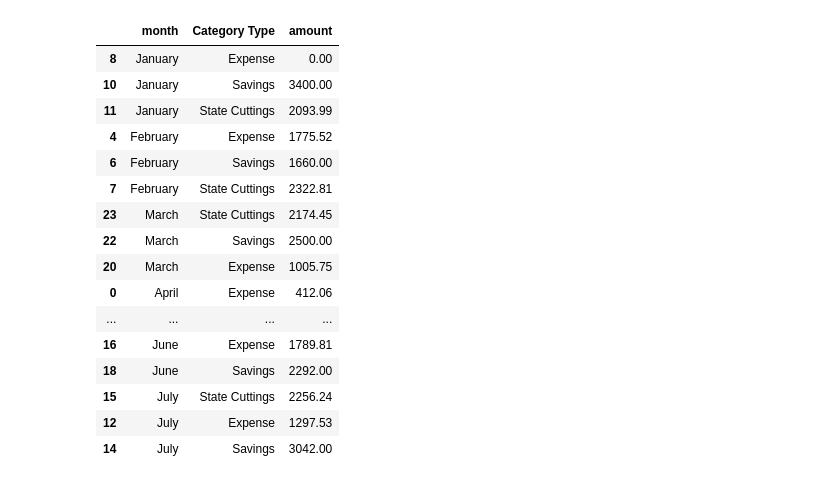
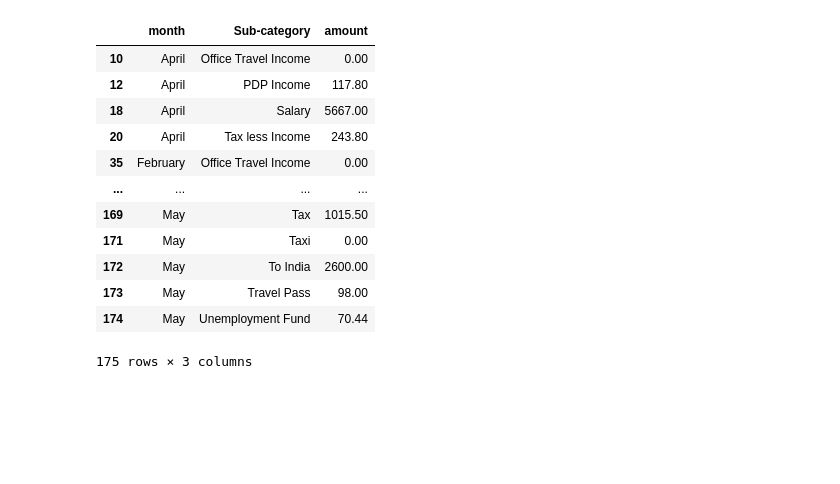
Before and after one commit to anilkumarKanasani/Monthly_finance_tracking_dashboard, a Jupyter notebook: data_processing.ipynb, the cells around one changed output. Saved outputs shown, nothing was run; the diff lists cells and outputs as text; code cells hidden in the pictures; blank space fills up the shorter version.

```diff
--- a/data_processing.ipynb
+++ b/data_processing.ipynb
@@ -118,0 +45,19 @@ df_KPIs
+# %%
+import pandas as pd
+
+considered_months = ["01_Jan.csv", "02_Feb.csv", "03_March.csv", "04_April.csv", "05_May.csv", "06_June.csv", "07_July.csv"]
+
+
+
+for location in considered_months:
+    refactor_monthly_data_frame(location)
+
+df = pd.DataFrame()
+for location in considered_months:
+    df_temp = pd.read_csv('processed_data/2023/' + location, sep=';')
+    df = pd.concat([df, df_temp], ignore_index=True)
+
+df["effective_amount"] = df["Credit"] - df["Debit"]
+df["Balance_Amount"] = df["effective_amount"].cumsum()
+
+df.tail(50)
@@ -119,32 +135,28 @@ df_KPIs
 # %%
-monthly_expenses = pd.pivot_table(df, index=['month','Category Type'], values=['Debit'], aggfunc=np.sum).reset_index()
-monthly_expenses = monthly_expenses[monthly_expenses['Category Type'].isin(['Expense', 'State Cuttings', 'Savings'])]
-monthly_expenses.columns = ['month','Category Type', 'amount']
-
-monthly_income = pd.pivot_table(df, index=['month','Category Type'], values=['Credit'], aggfunc=np.sum).reset_index()
-monthly_income = monthly_income[monthly_income['Category Type'].isin(['Income'])]
-monthly_income.columns = ['month','Category Type', 'amount']
+Income_sources = ['Salary', 'Tax less Income', 'PDP Income', 'Office Travel Income']
+monthly_expenses = pd.pivot_table(df, index=['month','Sub-category'], values=['Debit'], aggfunc=np.sum).reset_index()
+monthly_expenses = monthly_expenses[~monthly_expenses['Sub-category'].isin(Income_sources)]
+monthly_expenses.columns = ['month','Sub-category', 'amount']
 
 
-df_monthly_bars = pd.concat([monthly_income, monthly_expenses], axis=0)
-df_monthly_bars.to_csv("intermediate_cache/monthly_bars.csv", sep=";", index=False)
+monthly_income = pd.pivot_table(df, index=['month','Sub-category'], values=['Credit'], aggfunc=np.sum).reset_index()
+monthly_income = monthly_income[monthly_income['Sub-category'].isin(Income_sources)]
+monthly_income.columns = ['month','Sub-category', 'amount']
 
-df_monthly_bars
+df_monthly_detailed_metrics = pd.concat([monthly_income, monthly_expenses], axis=0)
+df_monthly_detailed_metrics.to_csv("processed_data/monthly_detailed_metrics.csv", sep=";", index=False)
+df_monthly_detailed_metrics
 # %% [output]
-|  | month | Category Type | amount |
-| 8 | January | Expense | 0.00 |
-| 10 | January | Savings | 3400.00 |
-| 11 | January | State Cuttings | 2093.99 |
-| 4 | February | Expense | 1775.52 |
-| 6 | February | Savings | 1660.00 |
-| 7 | February | State Cuttings | 2322.81 |
-| 23 | March | State Cuttings | 2174.45 |
-| 22 | March | Savings | 2500.00 |
-| 20 | March | Expense | 1005.75 |
-| 0 | April | Expense | 412.06 |
+|  | month | Sub-category | amount |
+| 10 | April | Office Travel Income | 0.00 |
+| 12 | April | PDP Income | 117.80 |
+| 18 | April | Salary | 5667.00 |
+| 20 | April | Tax less Income | 243.80 |
+| 35 | February | Office Travel Income | 0.00 |
 | ... | ... | ... | ... |
-| 16 | June | Expense | 1789.81 |
-| 18 | June | Savings | 2292.00 |
-| 15 | July | State Cuttings | 2256.24 |
-| 12 | July | Expense | 1297.53 |
-| 14 | July | Savings | 3042.00 |
+| 169 | May | Tax | 1015.50 |
+| 171 | May | Taxi | 0.00 |
+| 172 | May | To India | 2600.00 |
+| 173 | May | Travel Pass | 98.00 |
+| 174 | May | Unemployment Fund | 70.44 |
+175 rows × 3 columns
```
Also changed, not shown: parts of 9 cells of this notebook, 2 other files.
